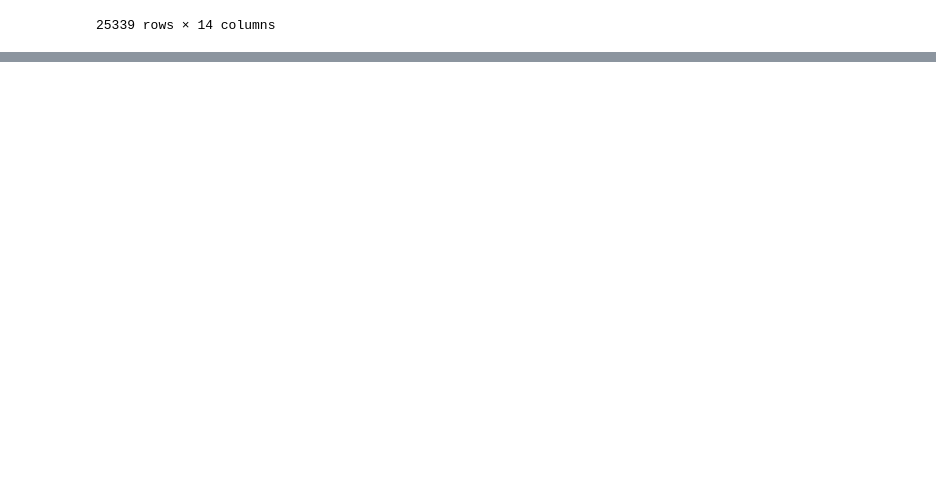
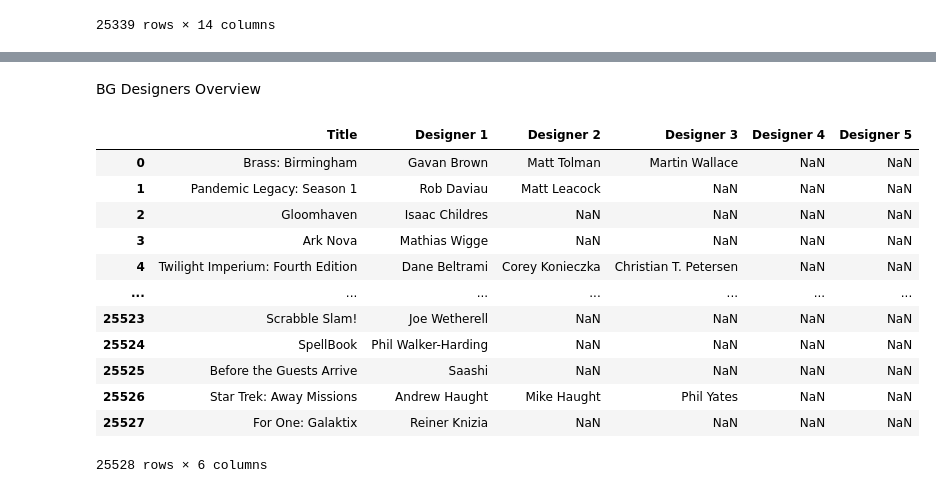
Before and after one commit to JEmmonsJR/BoardGameGeekAPI, a Jupyter notebook: scripts/intialscript.ipynb, the cells around one changed output, grey strips where cells are left out. Saved outputs shown, nothing was run; the diff lists cells and outputs as text; code cells hidden in the pictures; blank space fills up the shorter version.

```diff
--- a/scripts/intialscript.ipynb
+++ b/scripts/intialscript.ipynb
@@ -97,0 +136,18 @@ bg_info
+# %% [markdown]
+BG Designers Overview
+# %%
+bg_designers
+# %% [output]
+|  | Title | Designer 1 | Designer 2 | Designer 3 | Designer 4 | Designer 5 |
+| 0 | Brass: Birmingham | Gavan Brown | Matt Tolman | Martin Wallace | NaN | NaN |
+| 1 | Pandemic Legacy: Season 1 | Rob Daviau | Matt Leacock | NaN | NaN | NaN |
+| 2 | Gloomhaven | Isaac Childres | NaN | NaN | NaN | NaN |
+| 3 | Ark Nova | Mathias Wigge | NaN | NaN | NaN | NaN |
+| 4 | Twilight Imperium: Fourth Edition | Dane Beltrami | Corey Konieczka | Christian T. Petersen | NaN | NaN |
+| ... | ... | ... | ... | ... | ... | ... |
+| 25523 | Scrabble Slam! | Joe Wetherell | NaN | NaN | NaN | NaN |
+| 25524 | SpellBook | Phil Walker-Harding | NaN | NaN | NaN | NaN |
+| 25525 | Before the Guests Arrive | Saashi | NaN | NaN | NaN | NaN |
+| 25526 | Star Trek: Away Missions | Andrew Haught | Mike Haught | Phil Yates | NaN | NaN |
+| 25527 | For One: Galaktix | Reiner Knizia | NaN | NaN | NaN | NaN |
+25528 rows × 6 columns
```
Also changed, not shown: parts of 8 cells of this notebook.
